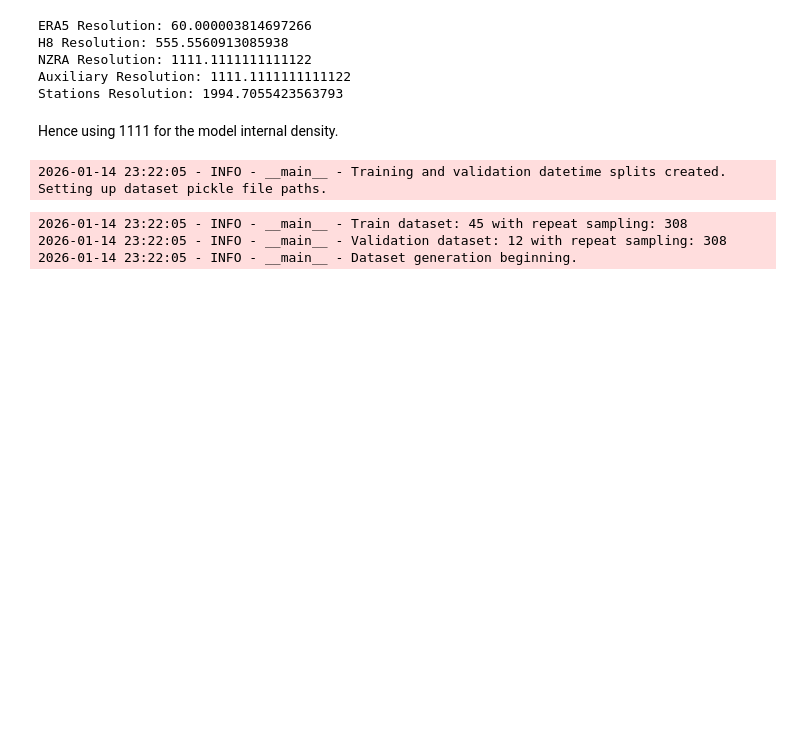
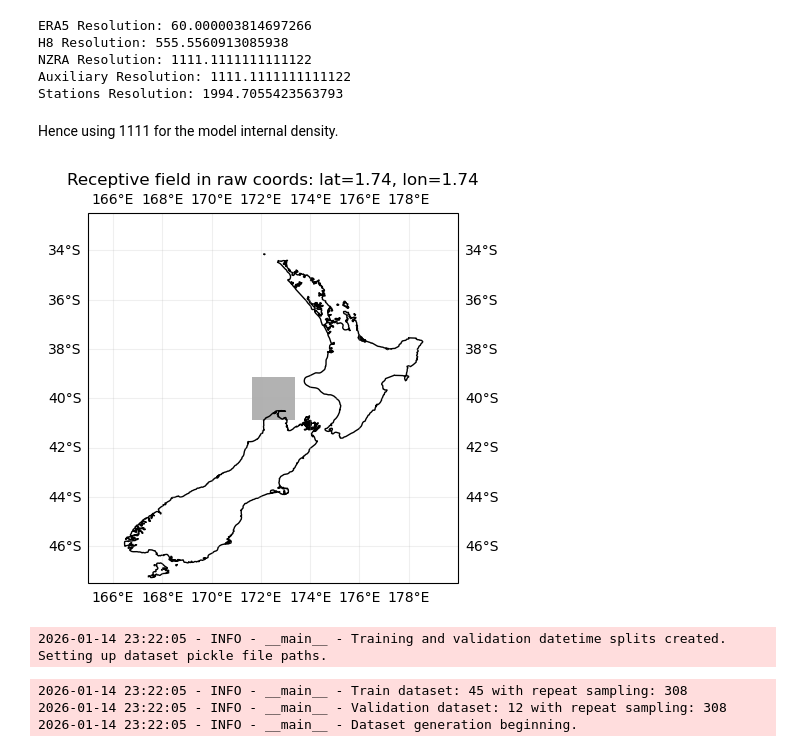
Before and after one commit to LennoxC/convcnp-assim-nz, a Jupyter notebook: notebooks/experiment4/experiment4_nzra_target.ipynb, the cells around one changed output. Cells and saved outputs as stored; diff of their text form; code cells hidden in the pictures; blank space fills up the shorter version.

```diff
--- a/notebooks/experiment4/experiment4_nzra_target.ipynb
+++ b/notebooks/experiment4/experiment4_nzra_target.ipynb
@@ -124,7 +108,7 @@ use_absolute_filepaths(True)
 # DATA HYPERPARAMETERS
 
 if dev:
-    time_slice = slice(0, 24*7*4)
+    time_slice = slice(0, 24*7)
     NORM_SIZE = 100 # smaller norm size for dev
 else:
     time_slice = slice(0, 24*365)
@@ -142,8 +126,9 @@ SAMPLING_STRATEGY = "all" # this overrides TARGET_SAMPLING_COUNT, and just sampl
 # LEARNING HYPERPARAMETERS
 N_EPOCHS = 750
 LR = 1e-4
-BATCH_SIZE = 16
+BATCH_SIZE = 8
 VAL_EVERY = 5
+CHECKPOINT_EVERY = 50
 UNET_CHANNELS = (32, 64, 128, 256, 512)
 INTERNAL_DENSITY = 1111 # reduced from 1997 (from stations resolution)
 
@@ -466,6 +451,16 @@ Auxiliary Resolution: 1111.1111111111122
 Stations Resolution: 1994.7055423563793
 # %% [markdown]
 Hence using 1111 for the model internal density.
+# %%
+import cartopy
+import cartopy.crs as ccrs
+import cartopy.feature as cf
+
+cartopy.config['data_dir'] = get_env_var("CARTOPY_FILES_DIR")
+
+fig = deepsensor.plot.receptive_field(model.model.receptive_field, data_processor, ccrs.PlateCarree(), (165, 180, -47.5, -32.5))
+# %% [output]
+[figure, added]
 # %%
 # configure the training/validation dataset sizes
 
```
Also changed, not shown: parts of 13 cells of this notebook, 6 other files.
